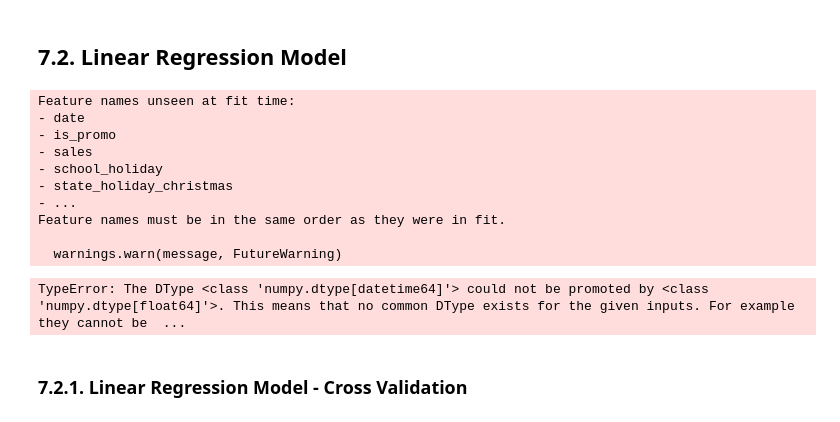
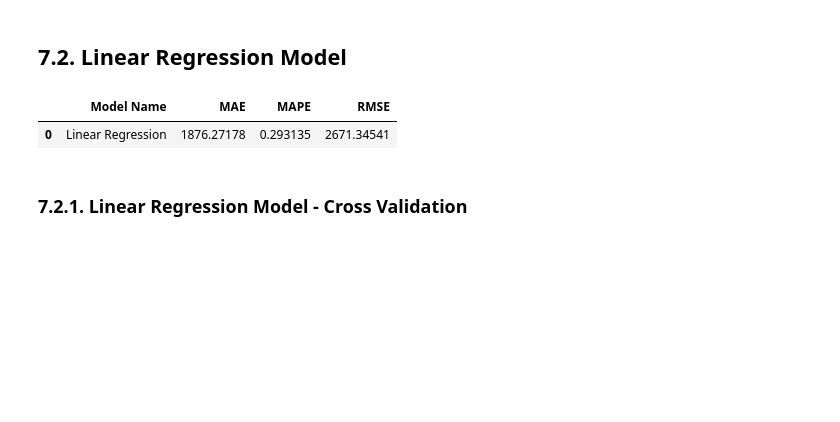
Before and after one commit to Felipehsilva/ds_em_producao, a Jupyter notebook: m11_v01_store_sales_prediction.ipynb, the cells around one changed output. Cells and saved outputs as stored; diff of their text form; code cells hidden in the pictures; blank space fills up the shorter version.

```diff
--- a/m11_v01_store_sales_prediction.ipynb
+++ b/m11_v01_store_sales_prediction.ipynb
@@ -1342,25 +1341,16 @@ x_train.head()
 # %%
 # model
 lr = LinearRegression().fit( X_train, y_train )
 
 # prediction
-yhat_lr = lr.predict( x_test )
+yhat_lr = lr.predict( X_test )
 
 # performance
 lr_result = ml_error( 'Linear Regression', np.expm1( y_test ), np.expm1( yhat_lr ) )
 lr_result
 # %% [output]
-Feature names unseen at fit time:
-- date
-- is_promo
-- sales
-- school_holiday
-- state_holiday_christmas
-- ...
-Feature names must be in the same order as they were in fit.
-
-  warnings.warn(message, FutureWarning)
-TypeError: The DType <class 'numpy.dtype[datetime64]'> could not be promoted by <class 'numpy.dtype[float64]'>. This means that no common DType exists for the given inputs. For example they cannot be  ...
+|  | Model Name | MAE | MAPE | RMSE |
+| 0 | Linear Regression | 1876.27178 | 0.293135 | 2671.34541 |
 # %%
 # É perceptivel através do erro RMSE que o modelo linear tem um erro muito maior que o modelo de média, ou seja, isso mostra que o modelo de média é melhor e que meus dados tem um comportamento complexo não linear. Devemos partir para modelos não lineares.
 # %% [markdown]
```
Also changed, not shown: parts of 23 cells of this notebook, 3 other files.
